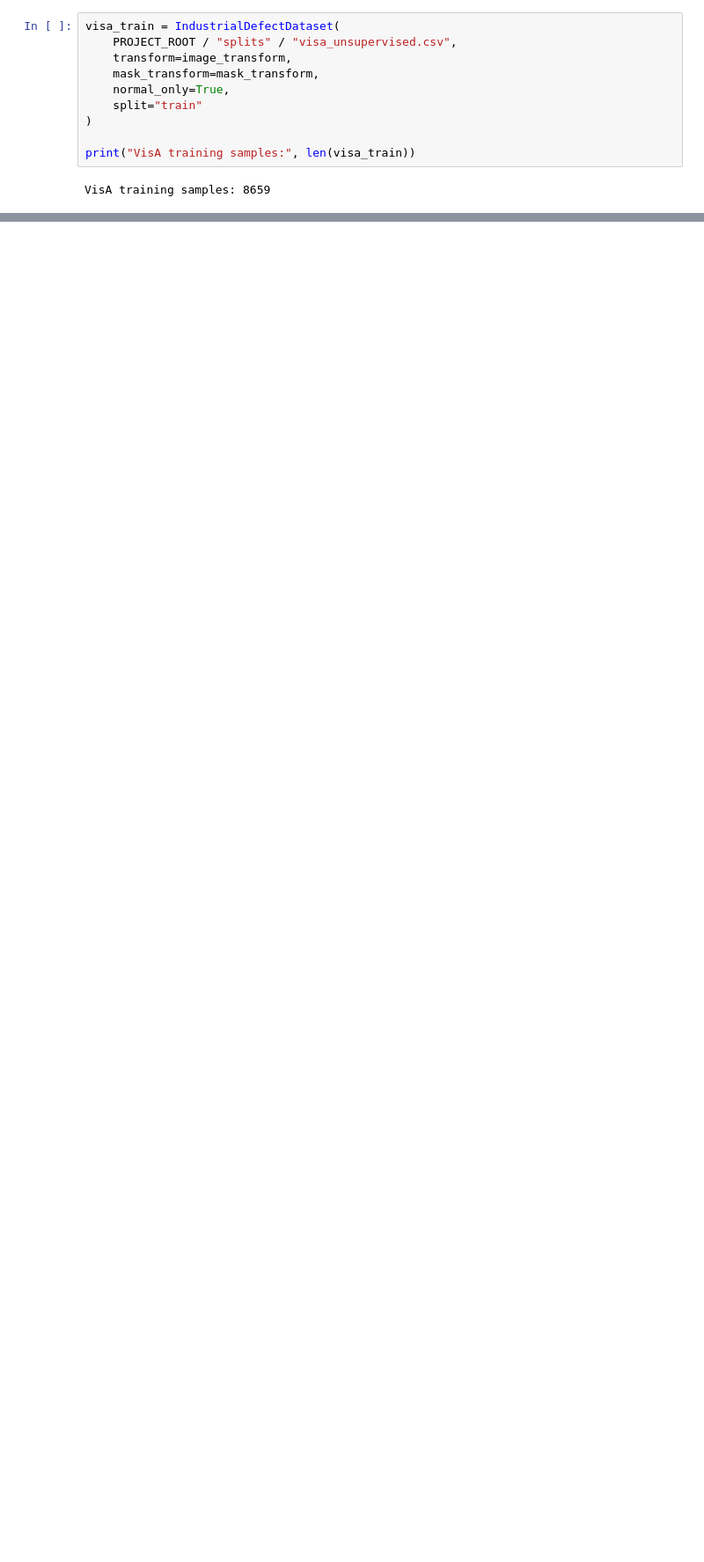
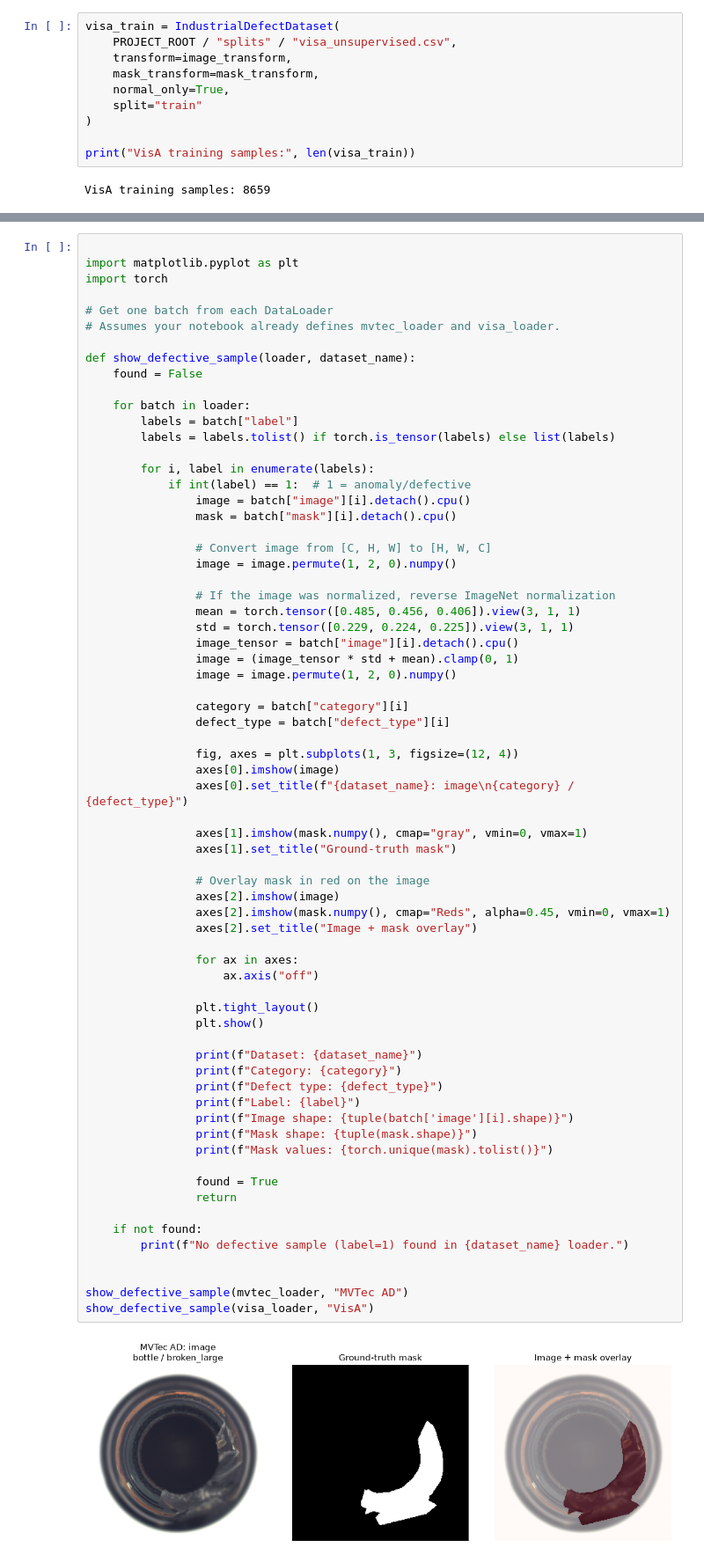
Before and after one commit to EktaBhardwaj7/Project_Defect_Detection, a Jupyter notebook: notebooks/06_test_dataloader.ipynb, the cells around one changed output, grey strips where cells are left out. Shown at 88% size. Saved outputs shown, nothing was run; the diff lists cells and outputs as text; blank space fills up the shorter version.

Commit message:
Update DataLoader validation and unsupervised anomaly detection

```diff
--- a/notebooks/06_test_dataloader.ipynb
+++ b/notebooks/06_test_dataloader.ipynb
@@ -233,0 +308,70 @@ Categories: ['candle', 'cashew', 'fryum', 'pipe_fryum', 'candle', 'pcb3', 'pcb3'
+# %%
+
+import matplotlib.pyplot as plt
+import torch
+
+# Get one batch from each DataLoader
+# Assumes your notebook already defines mvtec_loader and visa_loader.
+
+def show_defective_sample(loader, dataset_name):
+    found = False
+
+    for batch in loader:
+        labels = batch["label"]
+        labels = labels.tolist() if torch.is_tensor(labels) else list(labels)
+
+        for i, label in enumerate(labels):
+            if int(label) == 1:  # 1 = anomaly/defective
+                image = batch["image"][i].detach().cpu()
+                mask = batch["mask"][i].detach().cpu()
+
+                # Convert image from [C, H, W] to [H, W, C]
+                image = image.permute(1, 2, 0).numpy()
+
+                # If the image was normalized, reverse ImageNet normalization
+                mean = torch.tensor([0.485, 0.456, 0.406]).view(3, 1, 1)
+                std = torch.tensor([0.229, 0.224, 0.225]).view(3, 1, 1)
+                image_tensor = batch["image"][i].detach().cpu()
+                image = (image_tensor * std + mean).clamp(0, 1)
+                image = image.permute(1, 2, 0).numpy()
+
+                category = batch["category"][i]
+                defect_type = batch["defect_type"][i]
+
+                fig, axes = plt.subplots(1, 3, figsize=(12, 4))
+                axes[0].imshow(image)
+                axes[0].set_title(f"{dataset_name}: image\n{category} / {defect_type}")
+
+                axes[1].imshow(mask.numpy(), cmap="gray", vmin=0, vmax=1)
+                axes[1].set_title("Ground-truth mask")
+
+                # Overlay mask in red on the image
+                axes[2].imshow(image)
+                axes[2].imshow(mask.numpy(), cmap="Reds", alpha=0.45, vmin=0, vmax=1)
+                axes[2].set_title("Image + mask overlay")
+
+                for ax in axes:
+                    ax.axis("off")
+
+                plt.tight_layout()
+                plt.show()
+
+                print(f"Dataset: {dataset_name}")
+                print(f"Category: {category}")
+                print(f"Defect type: {defect_type}")
+                print(f"Label: {label}")
+                print(f"Image shape: {tuple(batch['image'][i].shape)}")
+                print(f"Mask shape: {tuple(mask.shape)}")
+                print(f"Mask values: {torch.unique(mask).tolist()}")
+
+                found = True
+                return
+
+    if not found:
+        print(f"No defective sample (label=1) found in {dataset_name} loader.")
+
+
+show_defective_sample(mvtec_loader, "MVTec AD")
+show_defective_sample(visa_loader, "VisA")
+# %% [output]
+[figure, added]
```
Also changed, not shown: parts of 25 cells of this notebook, 1 other file.
